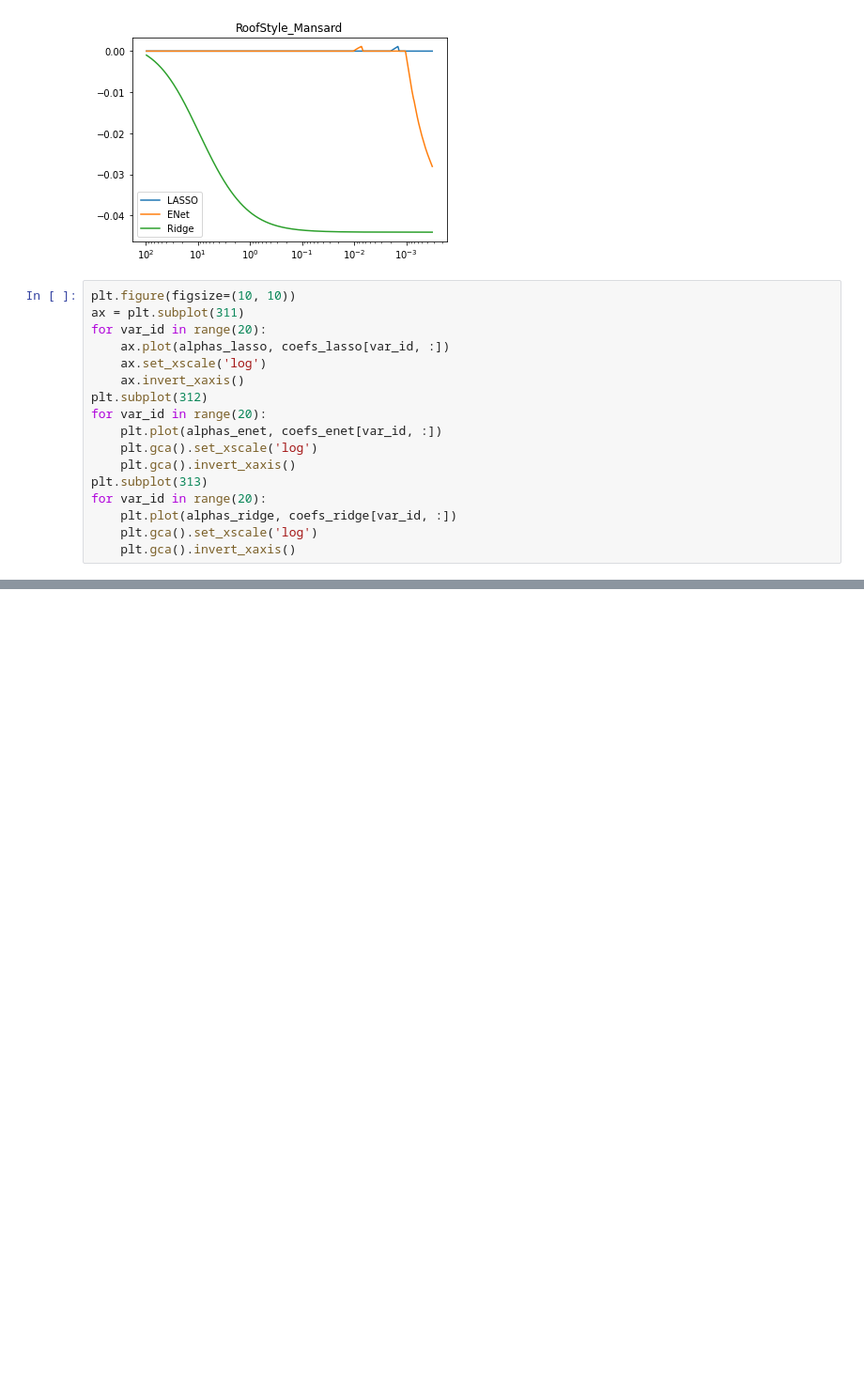
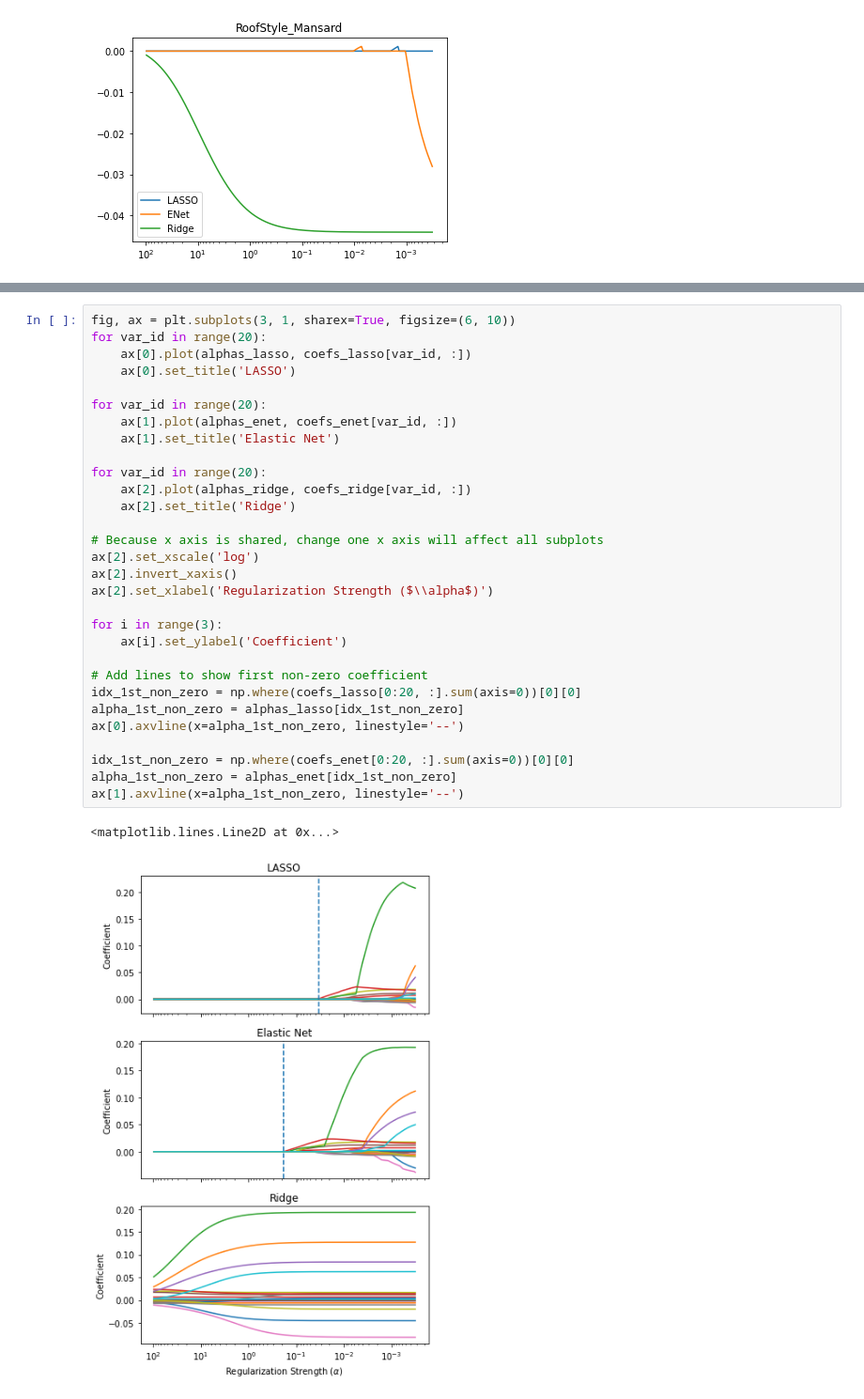
Before and after one commit to dehuihou/ames_house_price, a Jupyter notebook: sta208_final_project_regularization_path.ipynb, the cells around one changed output, grey strips where cells are left out. Shown at 94% size. Saved outputs shown, nothing was run; the diff lists cells and outputs as text; blank space fills up the shorter version.

```diff
--- a/sta208_final_project_regularization_path.ipynb
+++ b/sta208_final_project_regularization_path.ipynb
@@ -83,20 +83,3 @@ plt.legend()
 # %% [output]
 <matplotlib.legend.Legend at 0x...>
 [figure]
-# %%
-plt.figure(figsize=(10, 10))
-ax = plt.subplot(311)
-for var_id in range(20):
-    ax.plot(alphas_lasso, coefs_lasso[var_id, :])
-    ax.set_xscale('log')
-    ax.invert_xaxis()
-plt.subplot(312)
-for var_id in range(20):
-    plt.plot(alphas_enet, coefs_enet[var_id, :])
-    plt.gca().set_xscale('log')
-    plt.gca().invert_xaxis()
-plt.subplot(313)
-for var_id in range(20):
-    plt.plot(alphas_ridge, coefs_ridge[var_id, :])
-    plt.gca().set_xscale('log')
-    plt.gca().invert_xaxis()
@@ -107,0 +89,33 @@ for var_id in range(20):
+# %%
+fig, ax = plt.subplots(3, 1, sharex=True, figsize=(6, 10))
+for var_id in range(20):
+    ax[0].plot(alphas_lasso, coefs_lasso[var_id, :])
+    ax[0].set_title('LASSO')
+
+for var_id in range(20):
+    ax[1].plot(alphas_enet, coefs_enet[var_id, :])
+    ax[1].set_title('Elastic Net')
+
+for var_id in range(20):
+    ax[2].plot(alphas_ridge, coefs_ridge[var_id, :])
+    ax[2].set_title('Ridge')
+
+# Because x axis is shared, change one x axis will affect all subplots
+ax[2].set_xscale('log')
+ax[2].invert_xaxis()
+ax[2].set_xlabel('Regularization Strength ($\\alpha$)')
+
+for i in range(3):
+    ax[i].set_ylabel('Coefficient')
+
+# Add lines to show first non-zero coefficient
+idx_1st_non_zero = np.where(coefs_lasso[0:20, :].sum(axis=0))[0][0]
+alpha_1st_non_zero = alphas_lasso[idx_1st_non_zero]
+ax[0].axvline(x=alpha_1st_non_zero, linestyle='--')
+
+idx_1st_non_zero = np.where(coefs_enet[0:20, :].sum(axis=0))[0][0]
+alpha_1st_non_zero = alphas_enet[idx_1st_non_zero]
+ax[1].axvline(x=alpha_1st_non_zero, linestyle='--')
+# %% [output]
+<matplotlib.lines.Line2D at 0x...>
+[figure, added]
```
Also changed, not shown: parts of 2 cells of this notebook, 2 other files.
